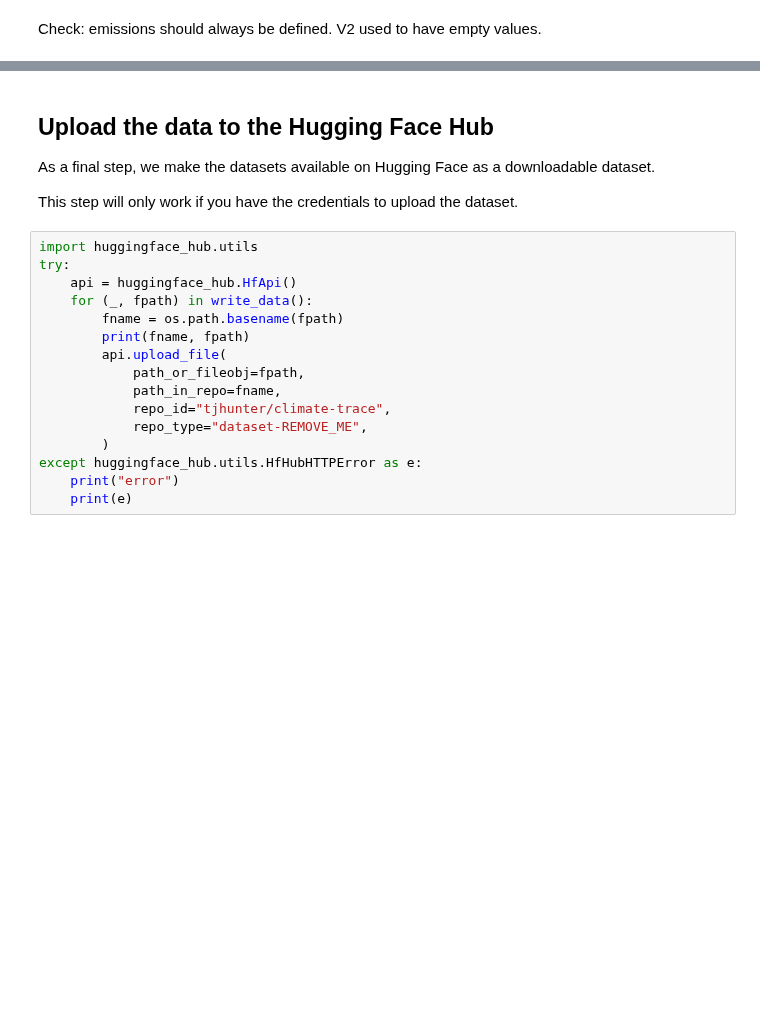
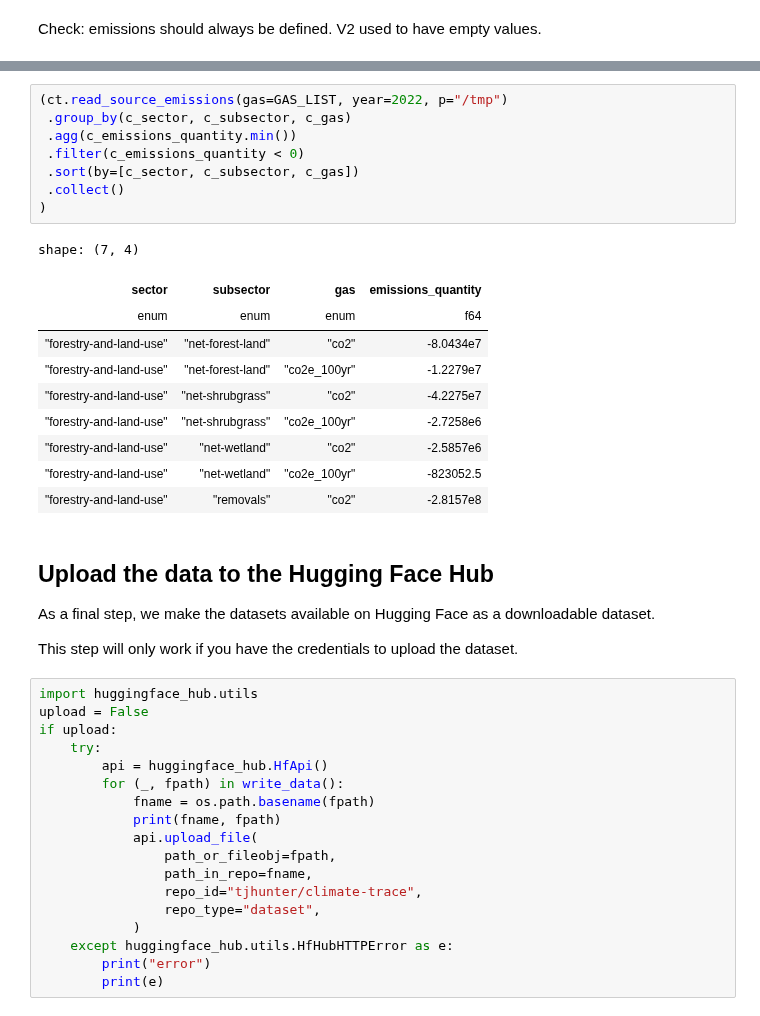
Before and after one commit to tjhunter/climate-trace-handbook, a Jupyter notebook: ct_book/_build/jupyter_execute/ingestion.ipynb, the cells around one changed output, grey strips where cells are left out. Drawn from its saved outputs; the diff is of its cells as text; blank space fills up the shorter version.

```diff
--- a/ct_book/_build/jupyter_execute/ingestion.ipynb
+++ b/ct_book/_build/jupyter_execute/ingestion.ipynb
@@ -342,3 +348,22 @@ shape: (26, 2)
+# %%
+(ct.read_source_emissions(gas=GAS_LIST, year=2022, p="/tmp")
+ .group_by(c_sector, c_subsector, c_gas)
+ .agg(c_emissions_quantity.min())
+ .filter(c_emissions_quantity < 0)
+ .sort(by=[c_sector, c_subsector, c_gas])
+ .collect()
+)
+# %% [output]
+shape: (7, 4)
+| sector | subsector | gas | emissions_quantity |
+| enum | enum | enum | f64 |
+| "forestry-and-land-use" | "net-forest-land" | "co2" | -8.0434e7 |
+| "forestry-and-land-use" | "net-forest-land" | "co2e_100yr" | -1.2279e7 |
+| "forestry-and-land-use" | "net-shrubgrass" | "co2" | -4.2275e7 |
+| "forestry-and-land-use" | "net-shrubgrass" | "co2e_100yr" | -2.7258e6 |
+| "forestry-and-land-use" | "net-wetland" | "co2" | -2.5857e6 |
+| "forestry-and-land-use" | "net-wetland" | "co2e_100yr" | -823052.5 |
+| "forestry-and-land-use" | "removals" | "co2" | -2.8157e8 |
 # %% [markdown]
 ## Upload the data to the Hugging Face Hub
 
@@ -347,17 +372,19 @@ As a final step, we make the datasets available on Hugging Face as a downloadabl
 This step will only work if you have the credentials to upload the dataset.
 # %%
 import huggingface_hub.utils
-try:
-    api = huggingface_hub.HfApi()
-    for (_, fpath) in write_data():
-        fname = os.path.basename(fpath)
-        print(fname, fpath)
-        api.upload_file(
-            path_or_fileobj=fpath,
-            path_in_repo=fname,
-            repo_id="tjhunter/climate-trace",
-            repo_type="dataset-REMOVE_ME",
-        )
-except huggingface_hub.utils.HfHubHTTPError as e:
-    print("error")
-    print(e)
+upload = False
+if upload:
+    try:
+        api = huggingface_hub.HfApi()
+        for (_, fpath) in write_data():
+            fname = os.path.basename(fpath)
+            print(fname, fpath)
+            api.upload_file(
+                path_or_fileobj=fpath,
+                path_in_repo=fname,
+                repo_id="tjhunter/climate-trace",
+                repo_type="dataset",
+            )
+    except huggingface_hub.utils.HfHubHTTPError as e:
+        print("error")
+        print(e)
```
Also changed, not shown: parts of 17 cells of this notebook, 19 other files.
